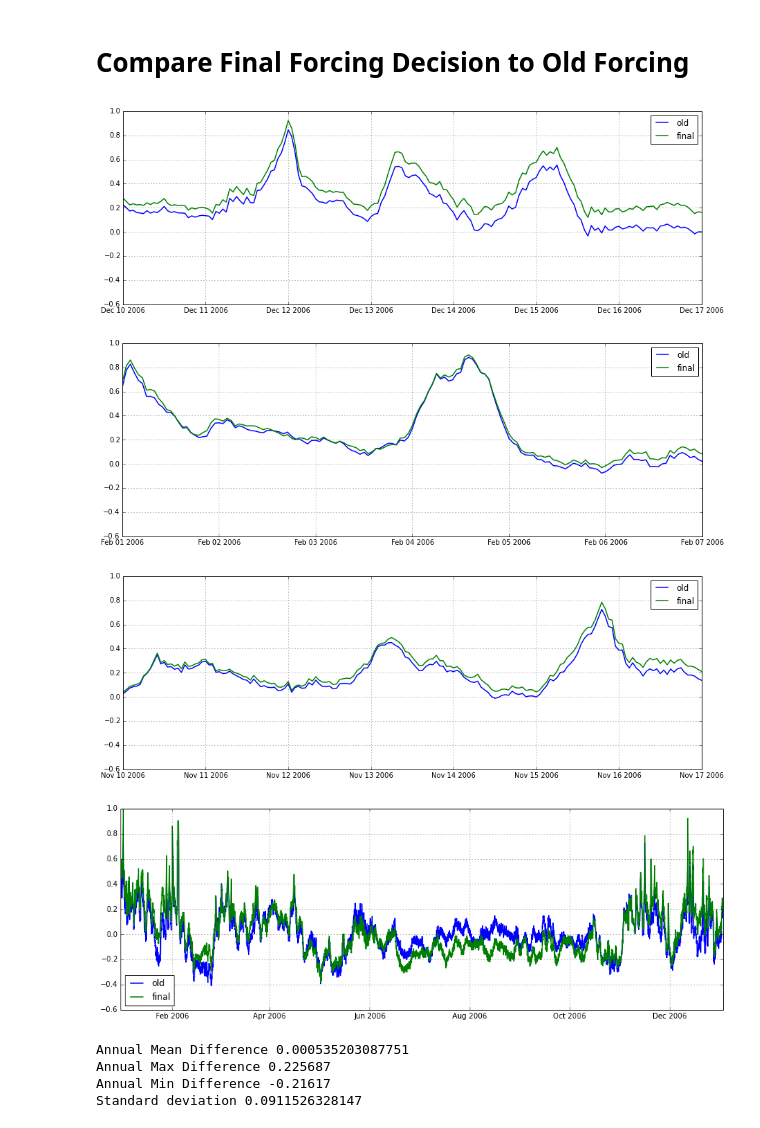
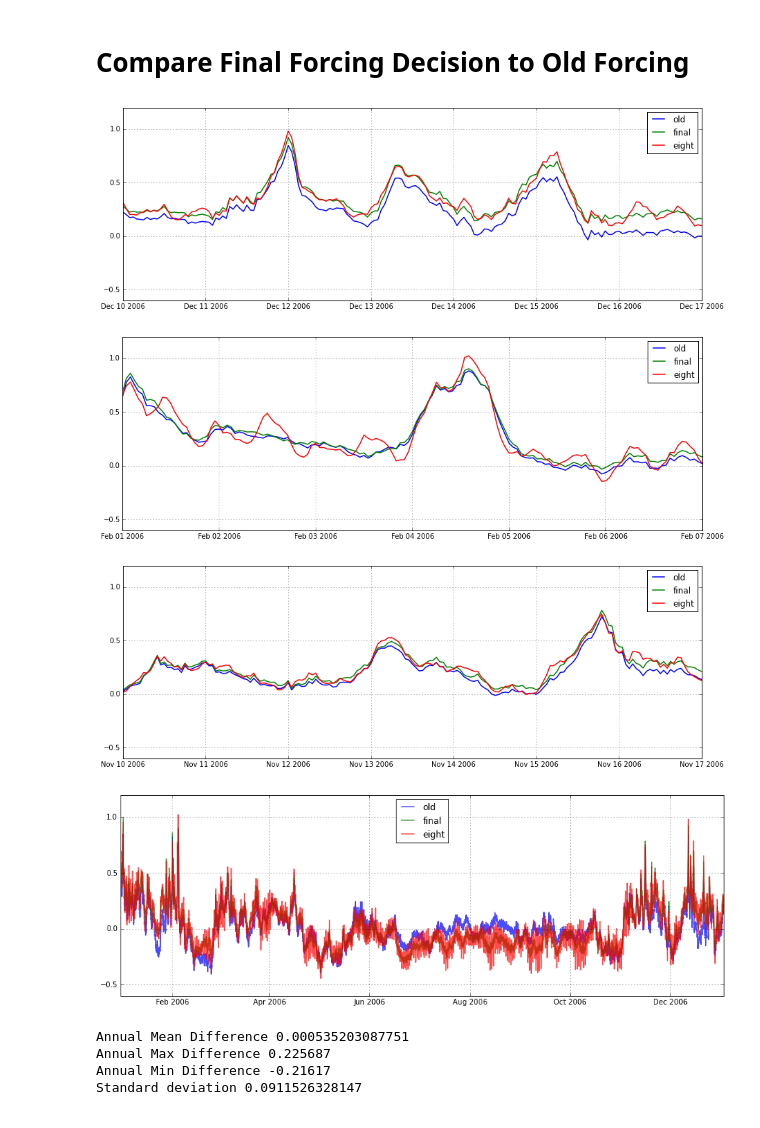
Before and after one commit to SalishSeaCast/storm-surge, a Jupyter notebook: Revisions/tides/Compare Tofino Predictions.ipynb, the cells around one changed output. Cells and saved outputs as stored; diff of their text form; code cells hidden in the pictures.

```diff
--- a/Revisions/tides/Compare Tofino Predictions.ipynb
+++ b/Revisions/tides/Compare Tofino Predictions.ipynb
@@ -428,6 +449,9 @@ tfile = 'forcing/Tofino_t_tide_compare8_31-Dec-2005_02-Jan-2007_snr2_filter.csv'
 res=plot_residual_msl('final',tfile,ax)
 residuals['final']=res
 
+res=plot_residual_8('final',tfile,ax)
+residuals['eight']=res
+
 tfile = 'Tofino_t_tide_compare8_31-Dec-2005_02-Jan-2007.csv'
 
 res=plot_residual('old',tfile,ax)
@@ -435,46 +459,46 @@ residuals['old']=res
 # %%
 fig,ax=plt.subplots(1,1,figsize=(15,5))
 
-for key in ['old','final']:
+for key in ['old','final','eight']:
     res=residuals[key]
     ax.plot(obs.time, res,label=key,lw=1.5)
 ax.set_xlim([datetime.datetime(2006,12,10),datetime.datetime(2006,12,17)])
 plt.legend(loc=0)
 ax.grid()
 # %% [output]
-[figure, old version]
+[figure, new version]
 # %%
 fig,ax=plt.subplots(1,1,figsize=(15,5))
 
-for key in ['old','final']:
+for key in ['old','final','eight']:
     res=residuals[key]
     ax.plot(obs.time, res,label=key,lw=1.5)
 ax.set_xlim([datetime.datetime(2006,2,01),datetime.datetime(2006,2,07)])
 plt.legend(loc=0)
 ax.grid()
 # %% [output]
-[figure, old version]
+[figure, new version]
 # %%
 fig,ax=plt.subplots(1,1,figsize=(15,5))
 
-for key in ['old','final']:
+for key in ['old','final','eight']:
     res=residuals[key]
     ax.plot(obs.time, res,label=key,lw=1.5)
 ax.set_xlim([datetime.datetime(2006,11,10),datetime.datetime(2006,11,17)])
 plt.legend(loc=0)
 ax.grid()
 # %% [output]
-[figure, old version]
+[figure, new version]
 # %%
 fig,ax=plt.subplots(1,1,figsize=(15,5))
 
-for key in ['old','final']:
+for key in ['old','final','eight']:
     res=residuals[key]
-    ax.plot(obs.time, res,label=key,lw=1.5)
+    ax.plot(obs.time, res,label=key,lw=1.5,alpha=0.7)
 plt.legend(loc=0)
 ax.grid()
 # %% [output]
-[figure, old version]
+[figure, new version]
 # %%
 diff = residuals['final']-residuals['old']
 print 'Annual Mean Difference', np.nanmean(diff)
```
Also changed, not shown: parts of 17 cells of this notebook, 3 other files.
